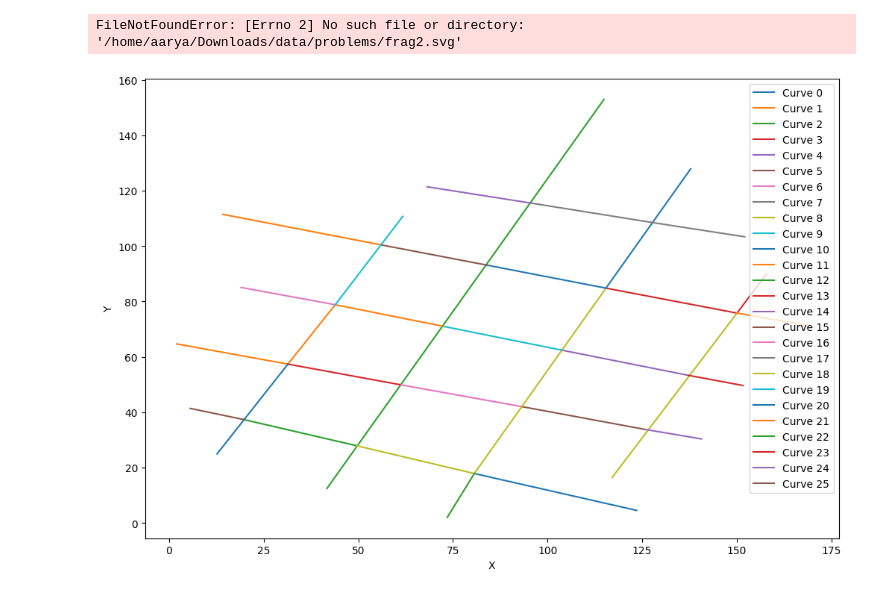
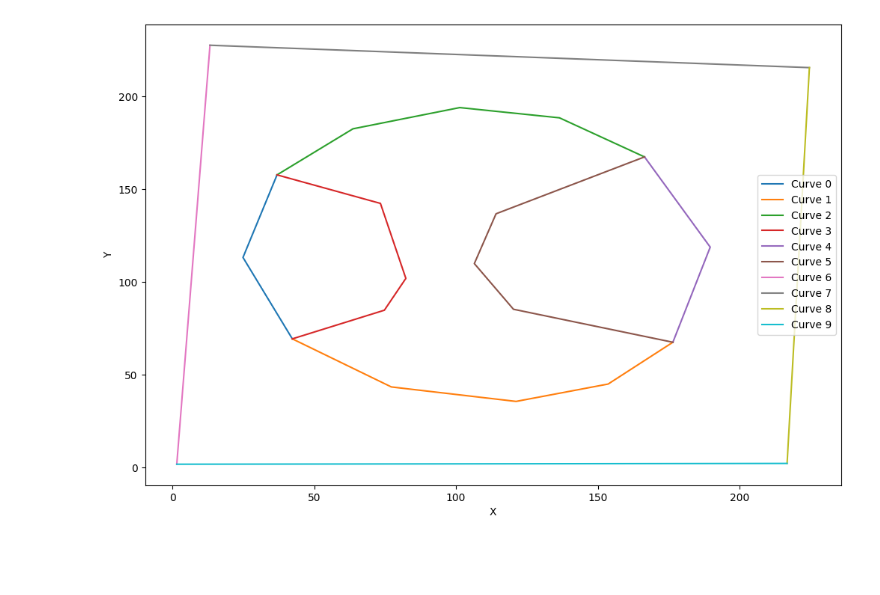
Before and after one commit to shubhamshinde6762/Adobe_Gensolve, a Jupyter notebook: final.ipynb, the cells around one changed output. Saved outputs shown, nothing was run; the diff lists cells and outputs as text; code cells hidden in the pictures; blank space fills up the shorter version.

```diff
--- a/final.ipynb
+++ b/final.ipynb
@@ -8,7 +8,7 @@ def extract_points_from_path(path_segment, num_samples=100):
         return [path_segment.point(t) for t in np.linspace(0, 1, num_samples)]
     return []
 
-svg_file = './data/problems/frag2.svg'
+svg_file = './data/problems/frag0.svg'
 paths, _ = svg2paths(svg_file)
 
 all_points = []
@@ -22,8 +22,6 @@ with open('out.csv', 'w', newline='') as file:
     writer.writerow(['index', 'constant', 'x', 'y'])
     for index, constant, x, y in all_points:
         writer.writerow([index, constant, np.float64(x), np.float64(y)])
-# %% [output]
-FileNotFoundError: [Errno 2] No such file or directory: '/home/aarya/Downloads/data/problems/frag2.svg'
 # %%
 import csv
 from collections import defaultdict
@@ -94,32 +92,32 @@ with open('out.csv', newline='') as csvfile:
             curves[curve_no].append((x, y))
         except ValueError as e:
             print(f"Skipping line due to error: {e}")
 
-epsilon_initial = 1.5
+epsilon_initial = 1.0
 simplified_curves = defaultdict(list)
 for curve_no, points in curves.items():
     points_array = np.array(points)
     simplified_points = rdp(points_array, epsilon_initial)
     simplified_curves[curve_no] = simplified_points
 
 tolerance = 5
 averaged_curves = average_close_vertices(simplified_curves, tolerance)
 
 epsilon_final = 1.5
 final_curves = defaultdict(list)
 for curve_no, points in averaged_curves.items():
     points_array = np.array(points)
     final_points = rdp(points_array, epsilon_final)
     final_curves[curve_no] = final_points
 
 plt.figure(figsize=(12, 8))
 for curve_no, points in final_curves.items():
     final_points_x, final_points_y = zip(*points)
     plt.plot(final_points_x, final_points_y, label=f'Curve {curve_no}')
 
 plt.legend()
 plt.xlabel('X')
 plt.ylabel('Y')
 plt.show()
 # %% [output]
-[figure, old version]
+[figure, new version]
```
Also changed, not shown: parts of 1 cell of this notebook, 1 other file.
